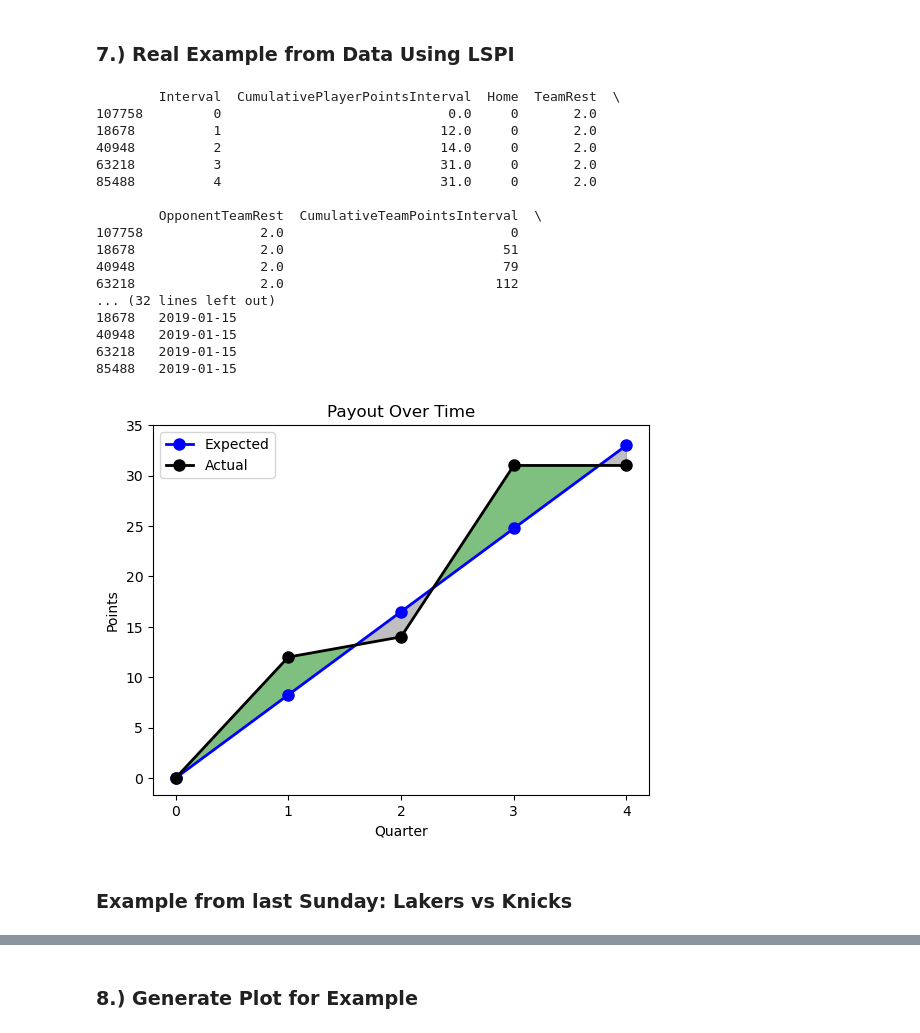
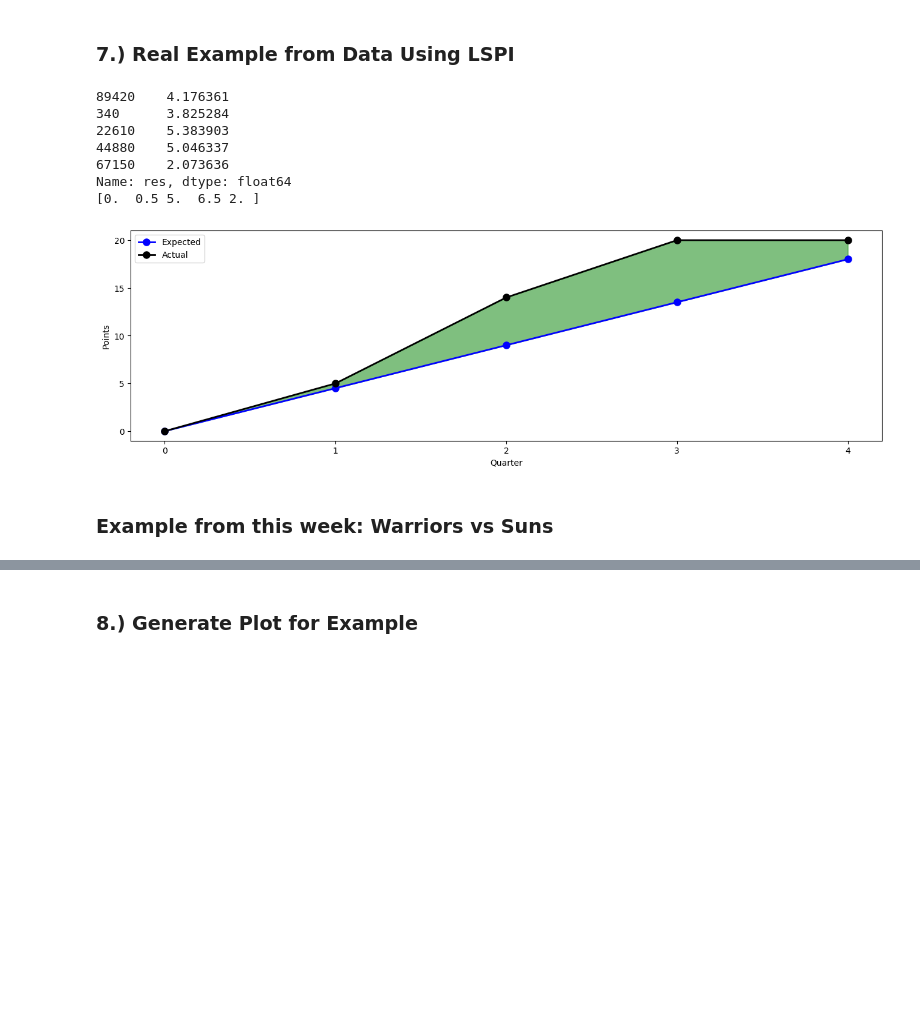
Before and after one commit to 161siegels/CME-241-Project, a Jupyter notebook: dqn_project.ipynb, the cells around one changed output, grey strips where cells are left out. Saved outputs shown, nothing was run; the diff lists cells and outputs as text; code cells hidden in the pictures; blank space fills up the shorter version.

```diff
--- a/dqn_project.ipynb
+++ b/dqn_project.ipynb
@@ -81,6 +81,7 @@ df_lspi = df_lspi[df_lspi['RollingAvgPlayerPoints'] > 15]
 names = df_lspi['Player']
 opposition = df_lspi['Opponent']
 date = df_lspi['Date']
+game = df_lspi['GameId']
 # drop date, player, gameid
 df_lspi = df_lspi[['Interval', 'CumulativePlayerPointsInterval', 'Home', 'TeamRest',
         'OpponentTeamRest', 'CumulativeTeamPointsInterval',
@@ -106,17 +107,12 @@ names = names.to_numpy()
 
 print("Fitted LSPI Model")
 
-# Index(['Interval', 'CumulativePlayerPointsInterval', 'Home', 'TeamRest',
-#       'OpponentTeamRest', 'CumulativeTeamPointsInterval',
-#       'CumulativeOpponentPointsInterval', 'ScoreMarginInterval',
-#       'ScoreMarginxTimeRemainingInterval',
-#       'ScoreMarginxTimeRemaining2Interval', 'RollingAvgPlayerPoints',
-#       'RollingAverageOpposingTeamAllowedPoints', 'RollingAverageTeamPoints']
 res = np.matmul(feature_vals, flspi.weights.weights)
 df_lspi['Player'] = names
 df_lspi['res'] = res
 df_lspi['Opposition'] = opposition
 df_lspi['Date'] = date
+df_lspi['Game'] = game
 # save output to csv
 df_lspi.to_csv('lspi_output.csv')
 print('done')
@@ -300,63 +296,59 @@ plt.show()
 ### 7.) Real Example from Data Using LSPI
 # %%
 # Get the data for Steph Curry vs the Nuggets
-df_curry_lspi = df_lspi[df_lspi['Player'] == 'S. Curry - curryst01'].iloc[5:10]
-print(df_curry_lspi.head())
-expected_points = np.array([0, 8.25, 16.5, 24.75, 33])
-actual_points = np.array([0, 12, 14, 31, 31])
+df_ad_lspi = df_lspi[df_lspi['Player'] == 'A. Davis - davisan02']
+df_ad_lspi = df_ad_lspi[df_ad_lspi['Game'] == 566]
+expected_points = np.array([0, 4.5, 9, 13.5, 18])
+actual_points = np.array([0, 5, 14, 20, 20])
+
+print(df_ad_lspi['res'])
+
+payoff = actual_points - expected_points
+print(payoff)
 
 # Payoff plot
 fig, ax = plt.subplots()
 
 # Plot the expected and actual scores with modified settings
 ax.plot(expected_points, color='blue', linewidth=2, marker='o', markersize=8, label='Expected')
 ax.plot(actual_points, color='black', linewidth=2, marker='o', markersize=8, label='Actual')
 
 # Fill the area between the lines where actual > expected with green with transparency
 ax.fill_between(np.arange(len(expected_points)), expected_points, actual_points,
                 where=(actual_points >= expected_points), interpolate=True, color='green', alpha=0.5)
 
 # Fill the area between the lines where actual < expected with red with transparency
 ax.fill_between(np.arange(len(expected_points)), expected_points, actual_points,
                 where=(actual_points < expected_points), interpolate=True, color='grey', alpha=0.5)
 
 # Set the x-axis and y-axis labels
 ax.set_xlabel('Quarter')
 ax.set_ylabel('Points')
 
-# Set the title and legend
-ax.set_title('Payout Over Time')
+# Set title and legend
 ax.legend()
 
 # Set the tick intervals for x and y axes
 ax.set_xticks(np.arange(0, len(expected_points - 1)))
 ax.set_yticks(np.arange(0, max(actual_points) + 5, 5))
 
 # Set the tick labels for x and y axes
 ax.set_xticklabels(np.arange(0, len(expected_points)))
 ax.set_yticklabels(np.arange(0, max(actual_points) + 5, 5))
 
 # Display the plot
-plt.savefig('example_full.png')
+fig.set_figheight(4.5)
+fig.set_figwidth(16)
+plt.savefig('example_old.png', transparent = True)
 plt.show()
 # %% [output]
-        Interval  CumulativePlayerPointsInterval  Home  TeamRest  \
-107758         0                             0.0     0       2.0
-18678          1                            12.0     0       2.0
-40948          2                            14.0     0       2.0
-63218          3                            31.0     0       2.0
-85488          4                            31.0     0       2.0
-
-        OpponentTeamRest  CumulativeTeamPointsInterval  \
-107758               2.0                             0
-18678                2.0                            51
-40948                2.0                            79
-63218                2.0                           112
-... (32 lines left out)
-18678   2019-01-15
-40948   2019-01-15
-63218   2019-01-15
-85488   2019-01-15
+89420    4.176361
+340      3.825284
+22610    5.383903
+44880    5.046337
+67150    2.073636
+Name: res, dtype: float64
+[0.  0.5 5.  6.5 2. ]
-[figure, old version]
+[figure, new version]
 # %% [markdown]
-### Example from last Sunday: Lakers vs Knicks
+### Example from this week: Warriors vs Suns
```
Also changed, not shown: parts of 5 cells of this notebook, 1 other file.
